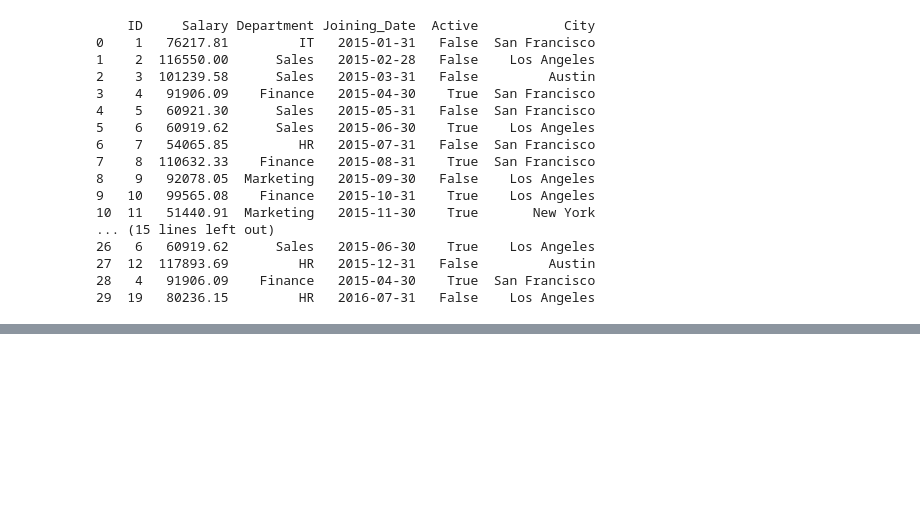
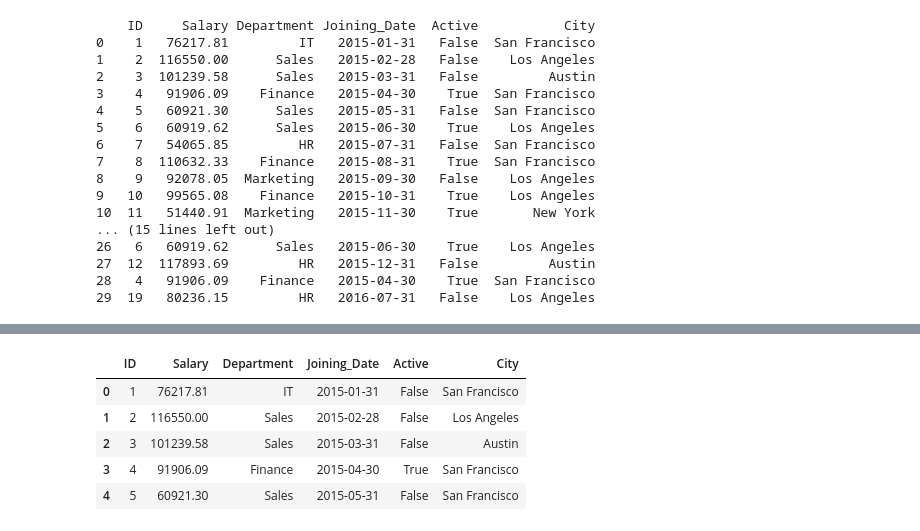
Before and after one commit to G-Arun-Kumar/exploratory-data-analysis, a Jupyter notebook: pandas_practice2.ipynb, the cells around one changed output, grey strips where cells are left out. Cells and saved outputs as stored; diff of their text form; code cells hidden in the pictures; blank space fills up the shorter version.

```diff
--- a/pandas_practice2.ipynb
+++ b/pandas_practice2.ipynb
@@ -166,0 +195,9 @@ def detect_fuzzy_duplicates(df, column_name, threshold=90):
+# %%
+data.head()
+# %% [output]
+|  | ID | Salary | Department | Joining_Date | Active | City |
+| 0 | 1 | 76217.81 | IT | 2015-01-31 | False | San Francisco |
+| 1 | 2 | 116550.00 | Sales | 2015-02-28 | False | Los Angeles |
+| 2 | 3 | 101239.58 | Sales | 2015-03-31 | False | Austin |
+| 3 | 4 | 91906.09 | Finance | 2015-04-30 | True | San Francisco |
+| 4 | 5 | 60921.30 | Sales | 2015-05-31 | False | San Francisco |
```
Also changed, not shown: parts of 2 cells of this notebook.
